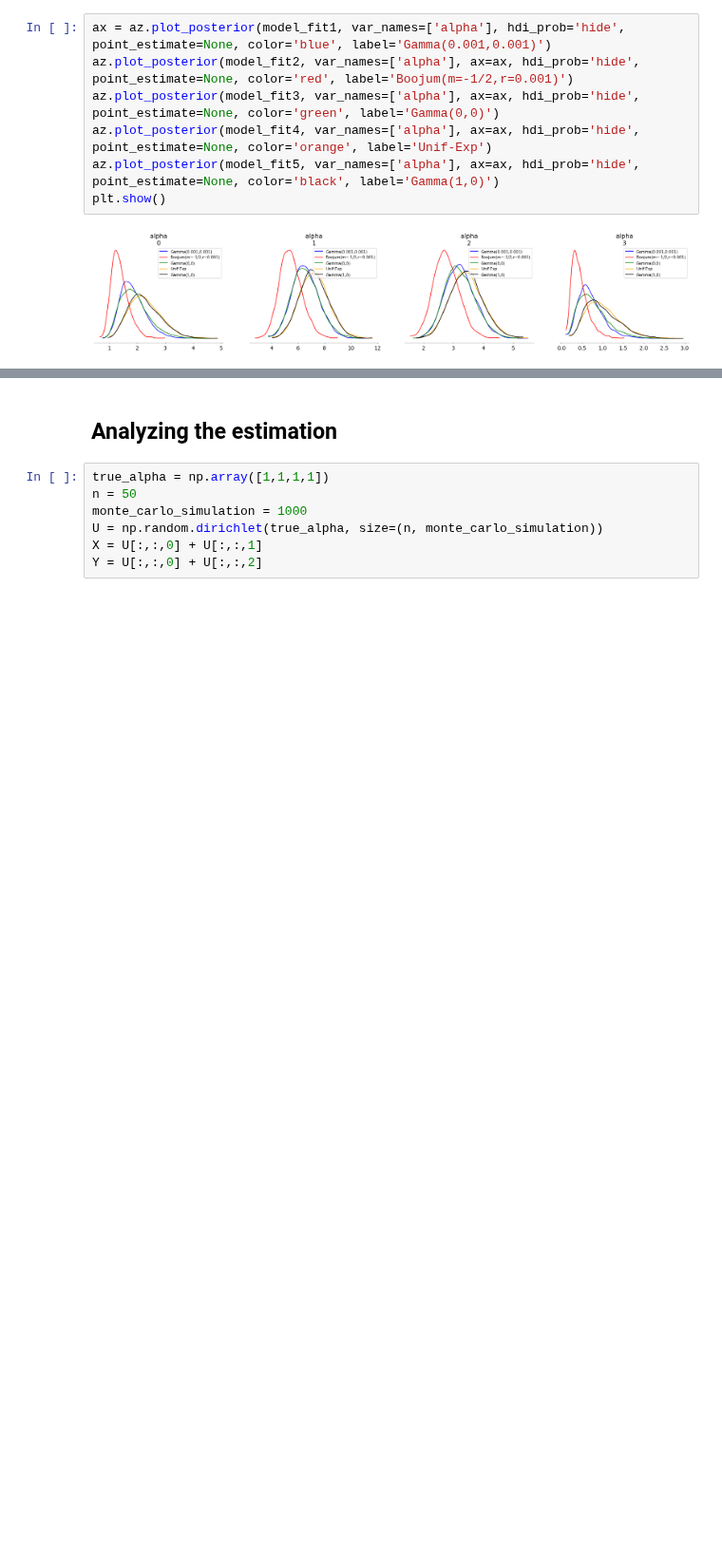
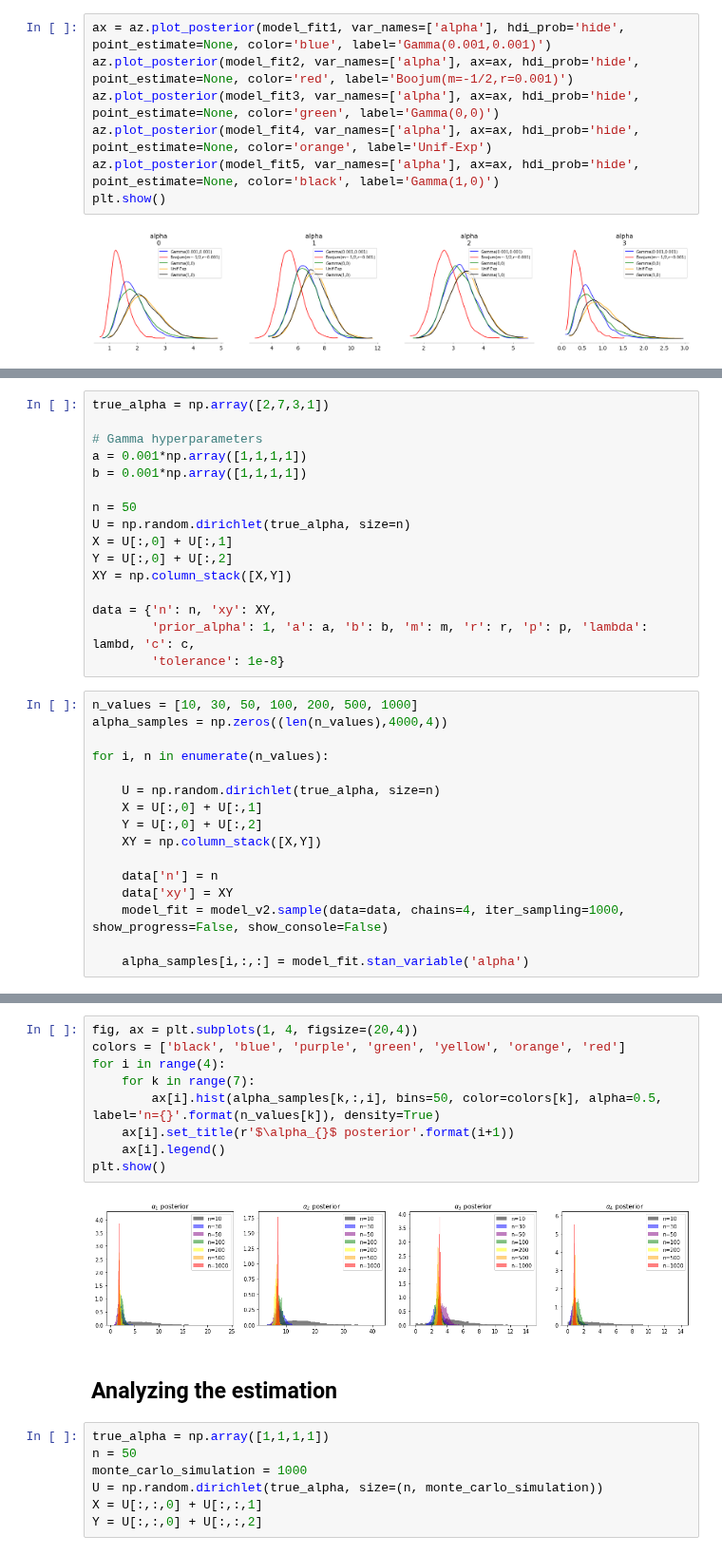
Before and after one commit to lucasmoschen/bivariate-beta, a Jupyter notebook: notebooks/bayesian_estimation_biv_beta.ipynb, the cells around one changed output, grey strips where cells are left out. Shown at 95% size. Saved outputs shown, nothing was run; the diff lists cells and outputs as text; blank space fills up the shorter version.

```diff
--- a/notebooks/bayesian_estimation_biv_beta.ipynb
+++ b/notebooks/bayesian_estimation_biv_beta.ipynb
@@ -202,0 +205,32 @@ plt.show()
+# %%
+true_alpha = np.array([2,7,3,1])
+
+# Gamma hyperparameters
+a = 0.001*np.array([1,1,1,1])
+b = 0.001*np.array([1,1,1,1])
+
+n = 50
+U = np.random.dirichlet(true_alpha, size=n)
+X = U[:,0] + U[:,1]
+Y = U[:,0] + U[:,2]
+XY = np.column_stack([X,Y])
+
+data = {'n': n, 'xy': XY,
+        'prior_alpha': 1, 'a': a, 'b': b, 'm': m, 'r': r, 'p': p, 'lambda': lambd, 'c': c,
+        'tolerance': 1e-8}
+# %%
+n_values = [10, 30, 50, 100, 200, 500, 1000]
+alpha_samples = np.zeros((len(n_values),4000,4))
+
+for i, n in enumerate(n_values):
+
+    U = np.random.dirichlet(true_alpha, size=n)
+    X = U[:,0] + U[:,1]
+    Y = U[:,0] + U[:,2]
+    XY = np.column_stack([X,Y])
+
+    data['n'] = n
+    data['xy'] = XY
+    model_fit = model_v2.sample(data=data, chains=4, iter_sampling=1000, show_progress=False, show_console=False)
+
+    alpha_samples[i,:,:] = model_fit.stan_variable('alpha')
@@ -203,3 +255,14 @@ plt.show()
+# %%
+fig, ax = plt.subplots(1, 4, figsize=(20,4))
+colors = ['black', 'blue', 'purple', 'green', 'yellow', 'orange', 'red']
+for i in range(4):
+    for k in range(7):
+        ax[i].hist(alpha_samples[k,:,i], bins=50, color=colors[k], alpha=0.5, label='n={}'.format(n_values[k]), density=True)
+    ax[i].set_title(r'$\alpha_{}$ posterior'.format(i+1))
+    ax[i].legend()
+plt.show()
+# %% [output]
+[figure, added]
 # %% [markdown]
 ## Analyzing the estimation
 # %%
```
Also changed, not shown: parts of 5 cells of this notebook.
